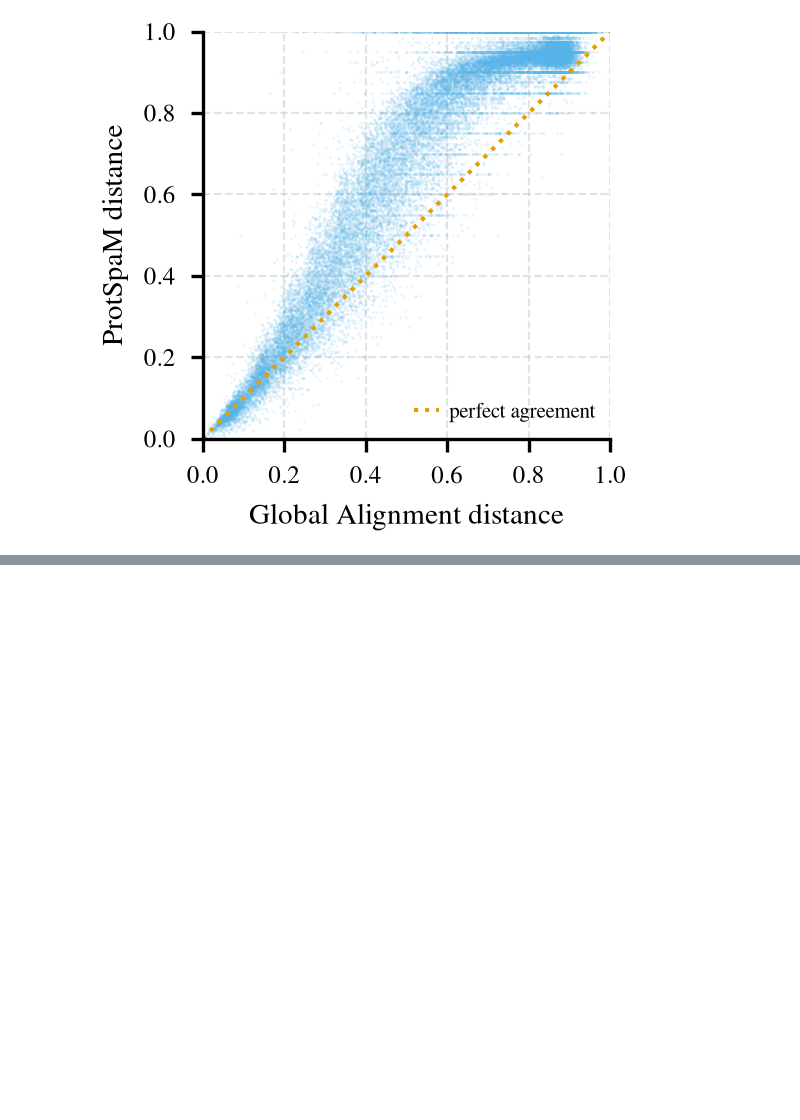
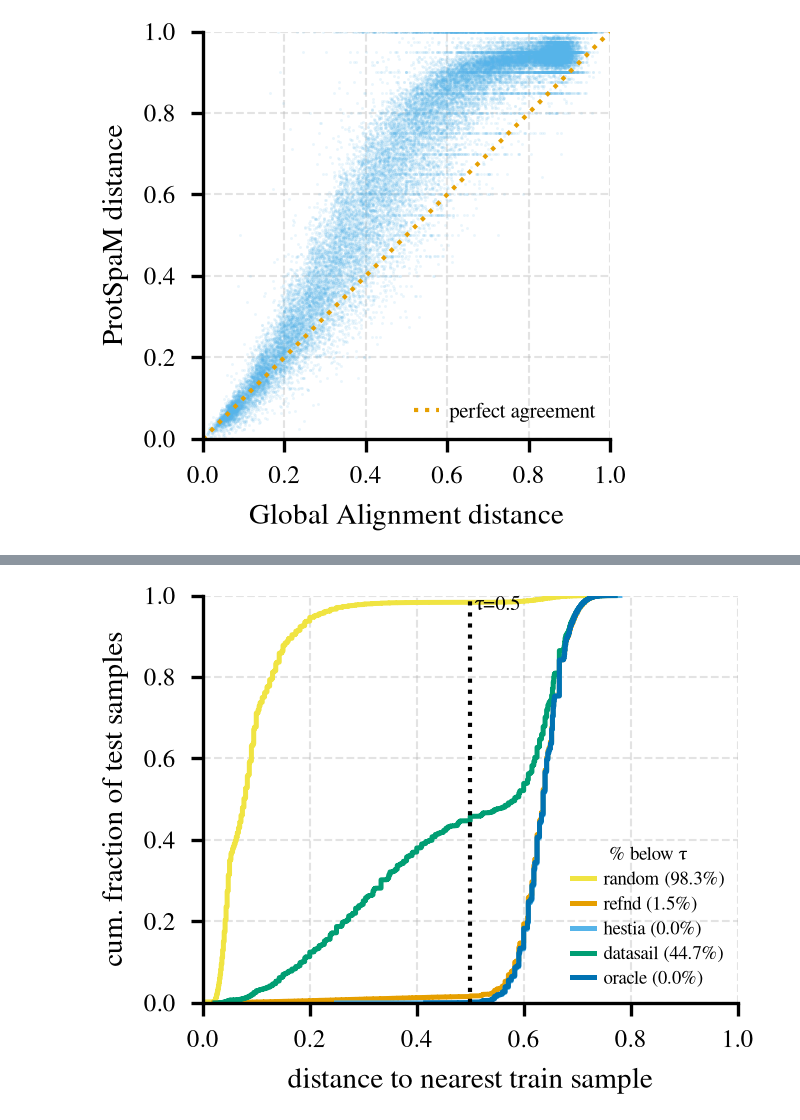
Before and after one commit to anthol42/refnd-paper, a Jupyter notebook: notebooks/comparison_figures.ipynb, the cells around one changed output, grey strips where cells are left out. Cells and saved outputs as stored; diff of their text form; code cells hidden in the pictures; blank space fills up the shorter version.

```diff
--- a/notebooks/comparison_figures.ipynb
+++ b/notebooks/comparison_figures.ipynb
@@ -922,0 +1049,32 @@ Spearman r = 0.911
+# %%
+# ---- Figure 2: leakage ECDF ---------------------------------------------------
+# ECDF of each test sample's distance to its nearest train sample, pooled over
+# repeats; everything left of the dotted tau line violates it.
+
+def plot_leakage_ecdf():
+    fig, ax = plt.subplots(figsize=(FIG_W, FIG_H))
+    for method in SYN_METHODS:
+        values = np.concatenate([row["values"] for row in synthetic["nn_distances"]
+                                 if row["method"] == method])
+        x = np.sort(values)
+        y = np.arange(1, len(x) + 1) / len(x)
+        violating = 100.0 * float((x < SYN_TAU).mean())
+        ax.plot(x, y, color=SYN_COLOR[method], linewidth=1.2,
+                label=f"{syn_name(method)} ({violating:.1f}%)")
+    ax.axvline(SYN_TAU, color="black", linestyle=":", linewidth=1.0)
+    ax.text(SYN_TAU, 1.0, f" τ={SYN_TAU}", fontsize=5, va="top", ha="left")
+    ax.set_xlim(0, 1)
+    ax.set_ylim(0, 1)
+    ax.set_xlabel("distance to nearest train sample", fontsize=7)
+    ax.set_ylabel("cum. fraction of test samples", fontsize=7)
+    ax.tick_params(labelsize=6)
+    ax.legend(fontsize=4.5, handlelength=1.2, labelspacing=0.3, loc="lower right",
+              title="% below τ", title_fontsize=4.5)
+    fig.tight_layout()
+    return fig
+
+fig = plot_leakage_ecdf()
+plt.show()
+save_fig(fig, "synthetic_leakage_ecdf")
+# %% [output]
+[figure, added]
```
Also changed, not shown: parts of 9 cells of this notebook, 17 other files.
